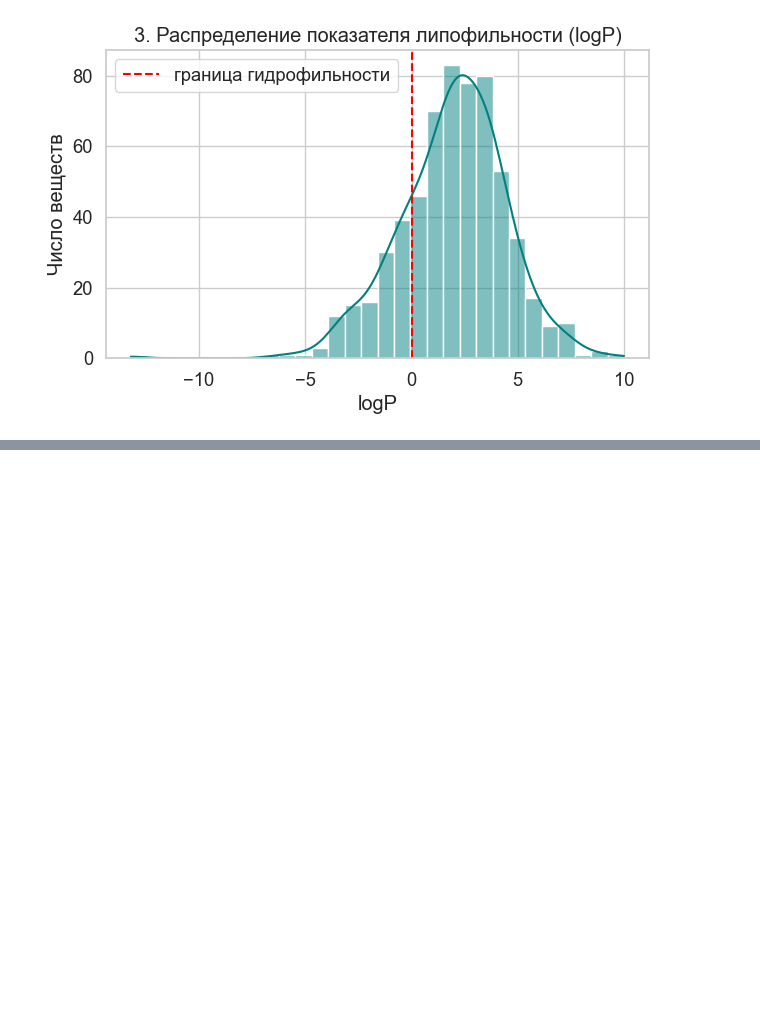
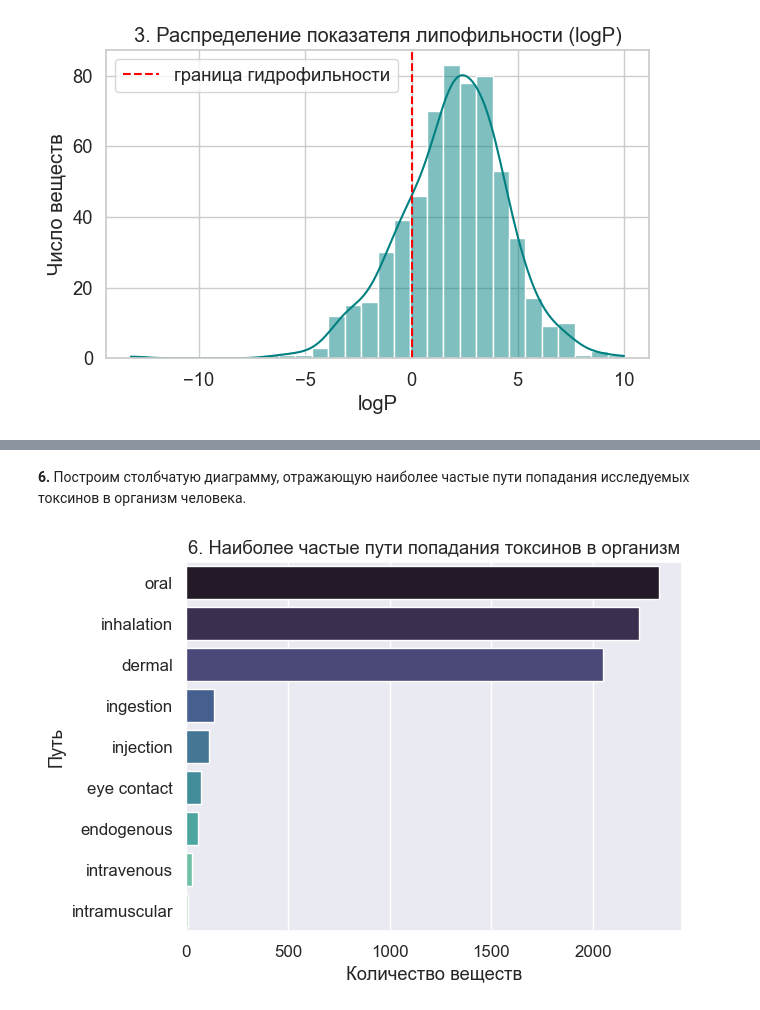
Before and after one commit to nverlis/project, a Jupyter notebook: notebooks/EDA.ipynb, the cells around one changed output, grey strips where cells are left out. Saved outputs shown, nothing was run; the diff lists cells and outputs as text; code cells hidden in the pictures; blank space fills up the shorter version.

```diff
--- a/notebooks/EDA.ipynb
+++ b/notebooks/EDA.ipynb
@@ -327,0 +368,39 @@ plt.show()
+# %% [markdown]
+**6.** Построим столбчатую диаграмму, отражающую наиболее частые пути попадания исследуемых токсинов в организм человека.
+# %%
+# Чистка столбца route_of_exposure от лишних символов
+routes_exploded = (
+    df["route_of_exposure"]
+    .dropna()
+    .str.lower()
+    .str.replace("and ", "", regex=False)
+    .str.replace("or ", "", regex=False)
+    .str.split(",")
+    .explode()
+    .str.strip()
+)
+
+routes_exploded = routes_exploded[
+    routes_exploded.notna() &
+    (routes_exploded.str.len() > 1) &
+    (~routes_exploded.isin(["and", "or", "parenteral" , "topical", "however"]))
+]
+
+route_counts = routes_exploded.value_counts().reset_index()
+route_counts.columns = ["route", "count"]
+
+sns.barplot(
+    data=route_counts.head(9),
+    x="count",
+    y="route",
+    hue="route",
+    palette="mako",
+    legend=False
+)
+
+plt.title("6. Наиболее частые пути попадания токсинов в организм")
+plt.xlabel("Количество веществ")
+plt.ylabel("Путь")
+plt.show()
+# %% [output]
+[figure, added]
```
Also changed, not shown: parts of 31 cells of this notebook.
